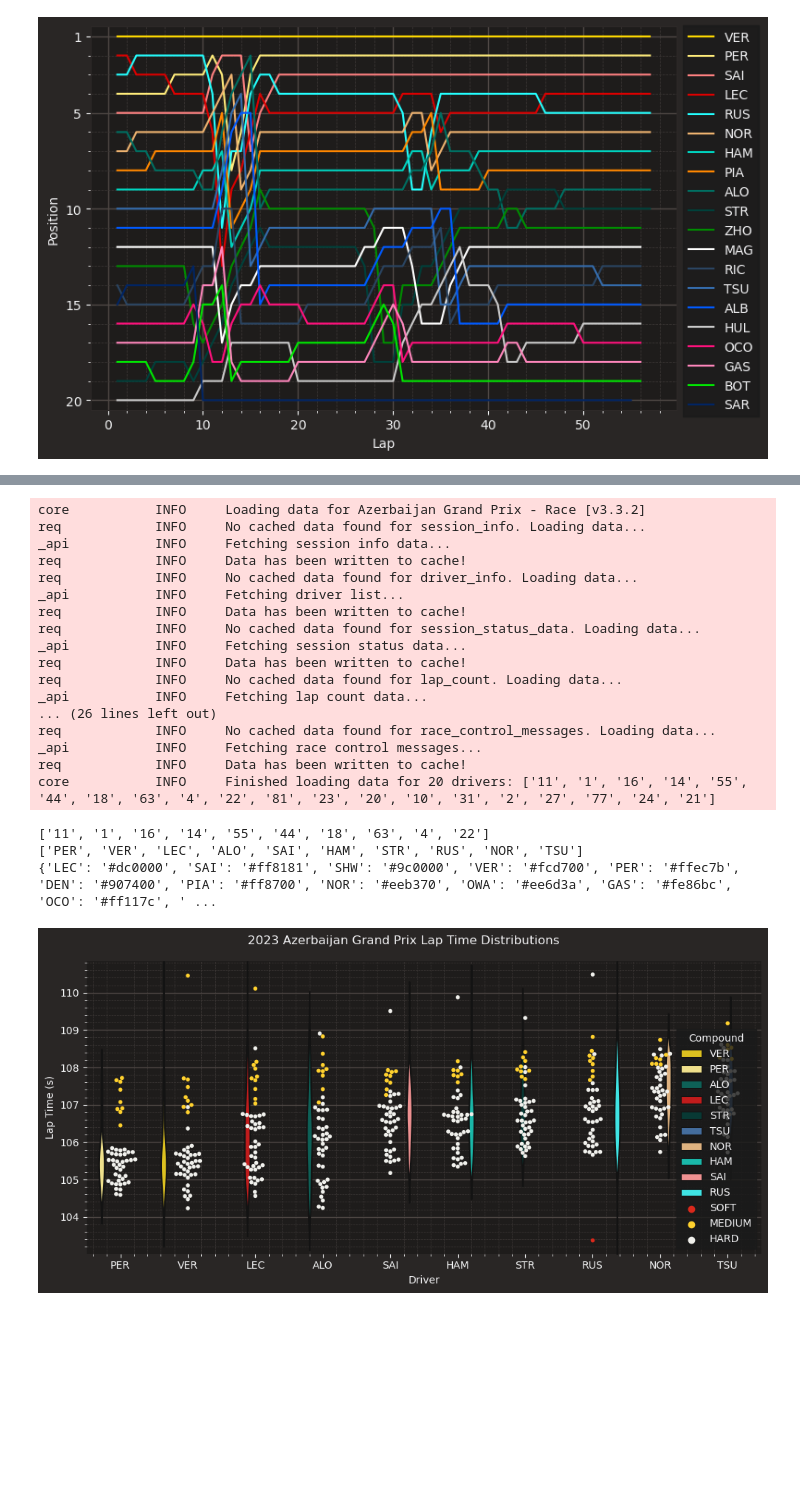
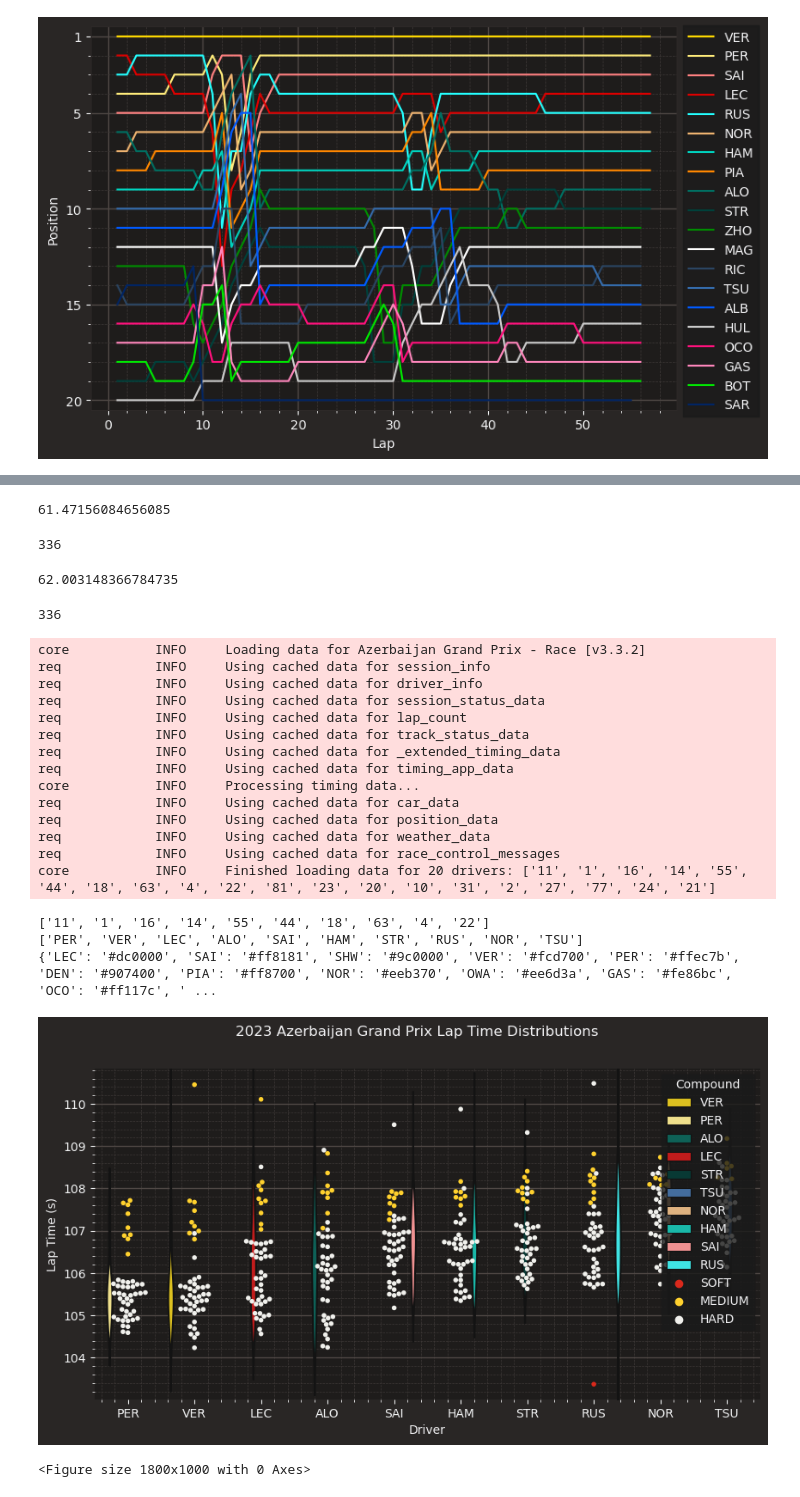
Before and after one commit to Tenenti-lorenzo/F1_talk, a Jupyter notebook: plot_graph.ipynb, the cells around one changed output, grey strips where cells are left out. Saved outputs shown, nothing was run; the diff lists cells and outputs as text; code cells hidden in the pictures; blank space fills up the shorter version.

Commit message:
resume data before db

```diff
--- a/plot_graph.ipynb
+++ b/plot_graph.ipynb
@@ -43,7 +43,7 @@ plotting.setup_mpl()
 
 fastf1.Cache.enable_cache(folder_name)  # optional but recommended
 
-race = fastf1.get_session(2024, 'Suzuka', 'Q')
+race = fastf1.get_session(2024, 'Suzuka', 'R')
 race.load()
 
 lec = race.laps.pick_driver('BOT')
@@ -189,3 +175,18 @@ fig.update_layout(title='Lap different driver', xaxis_title='Lap Number', yaxis_
 fig.show()
 # %% [output]
 Boolean Series key will be reindexed to match DataFrame index.
+# %%
+import plotly.express as px
+
+# Plot con Plotly Express
+fig = px.line()
+min_mean_columns = column_means.nsmallest(4).index
+# Aggiungere tracciati al grafico
+for driver in min_mean_columns:
+    fig.add_scatter(x=race.laps[race.laps.Driver == driver][race.laps.Stint == 3]['LapNumber'], y=race.laps[race.laps.Driver == driver][race.laps.Stint == 3]['LapTime'], mode='lines', name=driver)
+
+# Aggiungere titolo e label agli assi
+fig.update_layout(title='Lap different driver', xaxis_title='Lap Number', yaxis_title='Lap Time')
+
+# Mostrare il grafico
+fig.show()
@@ -606,3 +766,19 @@ core           INFO     Finished loading data for 20 drivers: ['1', '11', '55',
+# %%
+(ham_tel['Speed'].mean()/ham_tel['Speed'].max())*100
+# %% [output]
+61.47156084656085
+# %%
+ham_tel['Speed'].max()
+# %% [output]
+336
+# %%
+(ver_tel['Speed'].mean()/ver_tel['Speed'].max())*100
+# %% [output]
+62.003148366784735
+# %%
+ver_tel['Speed'].max()
+# %% [output]
+336
 # %%
 """Driver Laptimes Distribution Visualization
 =============================================
@@ -670,49 +846,48 @@ sns.violinplot(data=driver_laps,
                palette=driver_colors
                )
 
 sns.swarmplot(data=driver_laps,
               x="Driver",
               y="LapTime(s)",
               order=finishing_order,
               hue="Compound",
               palette=fastf1.plotting.COMPOUND_COLORS,
               hue_order=["SOFT", "MEDIUM", "HARD"],
               linewidth=0,
               size=4,
               )
 # sphinx_gallery_defer_figures
 
 ###############################################################################
 # Make the plot more aesthetic
 ax.set_xlabel("Driver")
 ax.set_ylabel("Lap Time (s)")
 plt.suptitle("2023 Azerbaijan Grand Prix Lap Time Distributions")
 sns.despine(left=True, bottom=True)
 
+plt.figure(figsize=(18, 10))
 plt.tight_layout()
 plt.show()
 # %% [output]
 core           INFO     Loading data for Azerbaijan Grand Prix - Race [v3.3.2]
-req            INFO     No cached data found for session_info. Loading data...
-_api           INFO     Fetching session info data...
-req            INFO     Data has been written to cache!
-req            INFO     No cached data found for driver_info. Loading data...
-_api           INFO     Fetching driver list...
-req            INFO     Data has been written to cache!
-req            INFO     No cached data found for session_status_data. Loading data...
-_api           INFO     Fetching session status data...
-req            INFO     Data has been written to cache!
-req            INFO     No cached data found for lap_count. Loading data...
-_api           INFO     Fetching lap count data...
-... (26 lines left out)
-req            INFO     No cached data found for race_control_messages. Loading data...
-_api           INFO     Fetching race control messages...
-req            INFO     Data has been written to cache!
+req            INFO     Using cached data for session_info
+req            INFO     Using cached data for driver_info
+req            INFO     Using cached data for session_status_data
+req            INFO     Using cached data for lap_count
+req            INFO     Using cached data for track_status_data
+req            INFO     Using cached data for _extended_timing_data
+req            INFO     Using cached data for timing_app_data
+core           INFO     Processing timing data...
+req            INFO     Using cached data for car_data
+req            INFO     Using cached data for position_data
+req            INFO     Using cached data for weather_data
+req            INFO     Using cached data for race_control_messages
 core           INFO     Finished loading data for 20 drivers: ['11', '1', '16', '14', '55', '44', '18', '63', '4', '22', '81', '23', '20', '10', '31', '2', '27', '77', '24', '21']
 ['11', '1', '16', '14', '55', '44', '18', '63', '4', '22']
 ['PER', 'VER', 'LEC', 'ALO', 'SAI', 'HAM', 'STR', 'RUS', 'NOR', 'TSU']
 {'LEC': '#dc0000', 'SAI': '#ff8181', 'SHW': '#9c0000', 'VER': '#fcd700', 'PER': '#ffec7b', 'DEN': '#907400', 'PIA': '#ff8700', 'NOR': '#eeb370', 'OWA': '#ee6d3a', 'GAS': '#fe86bc', 'OCO': '#ff117c', ' ...
-[figure, old version]
+[figure, new version]
+<Figure size 1800x1000 with 0 Axes>
 # %%
 """Qualifying results overview
 ==============================
```
Also changed, not shown: parts of 24 cells of this notebook, 1 other file.
